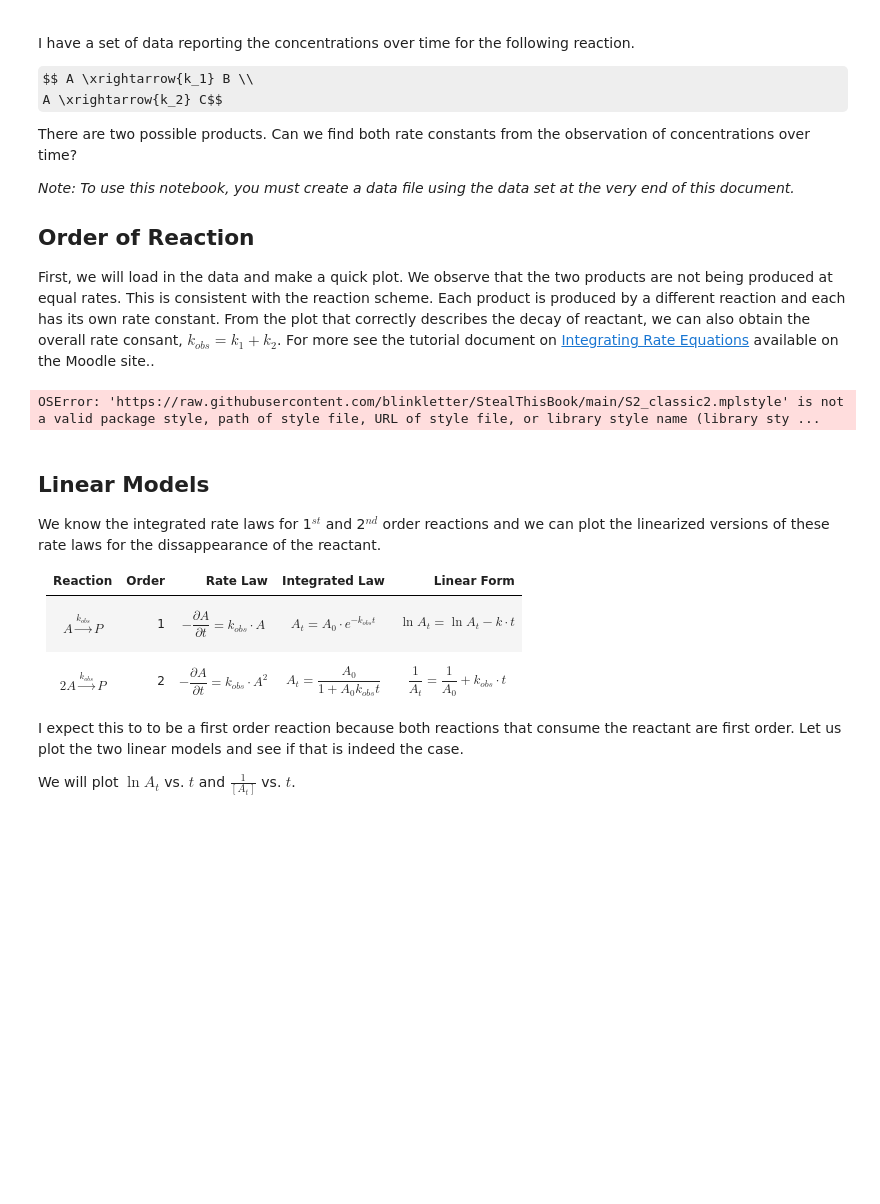
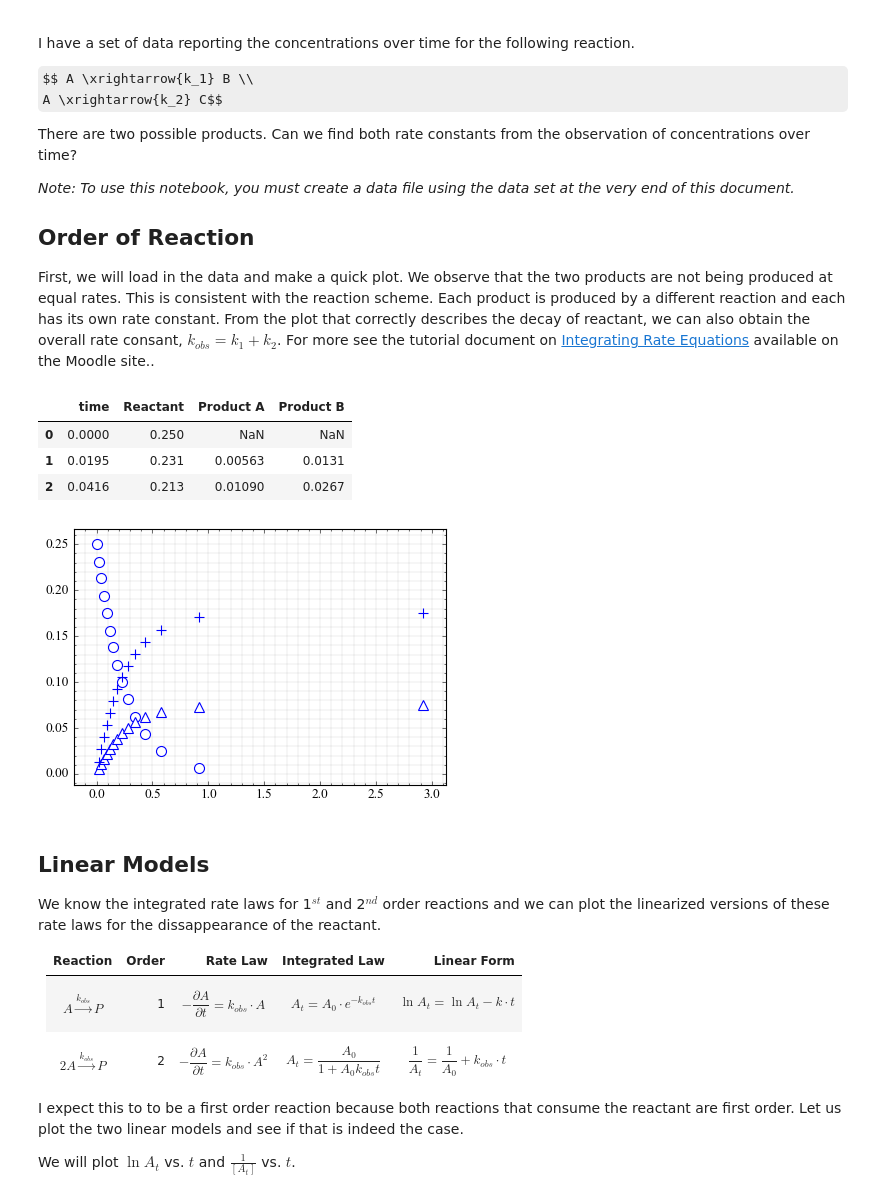
Before and after one commit to blinkletter/StealThisCode, a Jupyter notebook: 6_PhysOrgExamples/6_2_kinetics.ipynb, the cells around one changed output. Drawn from its saved outputs; the diff is of its cells as text; code cells hidden in the pictures; some formulas as TeX source; blank space fills up the shorter version.

```diff
--- a/6_PhysOrgExamples/6_2_kinetics.ipynb
+++ b/6_PhysOrgExamples/6_2_kinetics.ipynb
@@ -23,39 +23,43 @@ import numpy as np
 import matplotlib.pyplot as plt
 
 path = "https://raw.githubusercontent.com/blinkletter/StealThisBook/main/"
-
+path = "../"
 #########################################
 ### Setup a figure with a single plot ###
 ### and choose a stylesheet           ###
 #########################################
 
-plt.style.use(path + "S2_classic2.mplstyle")                    # This stylesheet must be in same folder as this notebook
+plt.style.use(path +  "S2_classic2.mplstyle")                    # This stylesheet must be in same folder as this notebook
 fig, ax = plt.subplots(nrows=1, ncols=1, figsize=(6,4))  # setup figure and plot (ax) within figure
 ax.margins(x=.07, y=.07, tight=True)                     # add 7% empty space around outside of plot area
 
 
 #####################
 ### Load data set ###
 #####################
 
 filename = "Mystery_Reaction.csv"
 
 df = pd.read_csv(path + "6_PhysOrgExamples/" + filename)         # Load data from .csv format into dataframe
 display(df.head(3))                # Show header and first three lines of dataframe
 
 
 #############################
 ### Plot each data series ###
 #############################
 
 ax.plot(df["time"], df["Reactant"], "o")
 ax.plot(df["time"], df["Product A"], "^")  # "^" will give a diamond data marker
 ax.plot(df["time"], df["Product B"], "+")
 
 #fig.savefig("plot.pdf")   # use this to save the figure in PDF format
 plt.show()                 # output the combined plot
 # %% [output]
-OSError: 'https://raw.githubusercontent.com/blinkletter/StealThisBook/main/S2_classic2.mplstyle' is not a valid package style, path of style file, URL of style file, or library style name (library sty ...
+|  | time | Reactant | Product A | Product B |
+| 0 | 0.0000 | 0.250 | NaN | NaN |
+| 1 | 0.0195 | 0.231 | 0.00563 | 0.0131 |
+| 2 | 0.0416 | 0.213 | 0.01090 | 0.0267 |
+[figure, added]
 # %% [markdown]
 ## Linear Models
 
```
Also changed, not shown: 3 other files.
